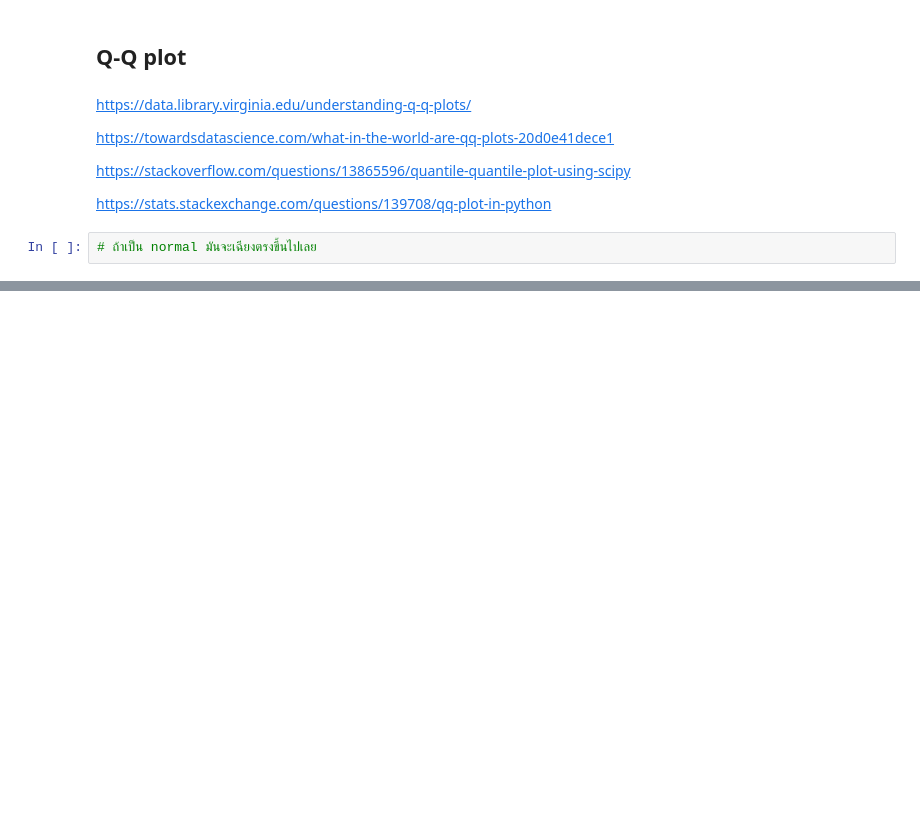
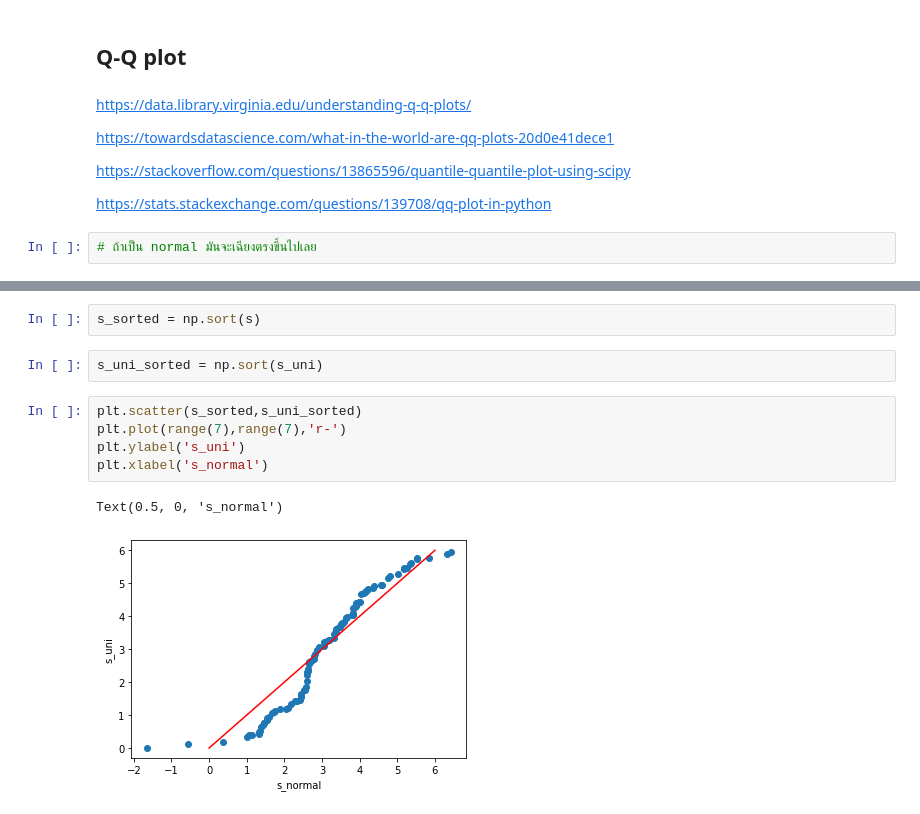
Before and after one commit to Adibank/DPDM, a Jupyter notebook: Data102.ipynb, the cells around one changed output, grey strips where cells are left out. Saved outputs shown, nothing was run; the diff lists cells and outputs as text; blank space fills up the shorter version.

```diff
--- a/Data102.ipynb
+++ b/Data102.ipynb
@@ -345,0 +371,12 @@ Text(0.5, 1.0, 'Normal Q-Q plot')
+# %%
+s_sorted = np.sort(s)
+# %%
+s_uni_sorted = np.sort(s_uni)
+# %%
+plt.scatter(s_sorted,s_uni_sorted)
+plt.plot(range(7),range(7),'r-')
+plt.ylabel('s_uni')
+plt.xlabel('s_normal')
+# %% [output]
+Text(0.5, 0, 's_normal')
+[figure, added]
```
Also changed, not shown: parts of 27 cells of this notebook.
